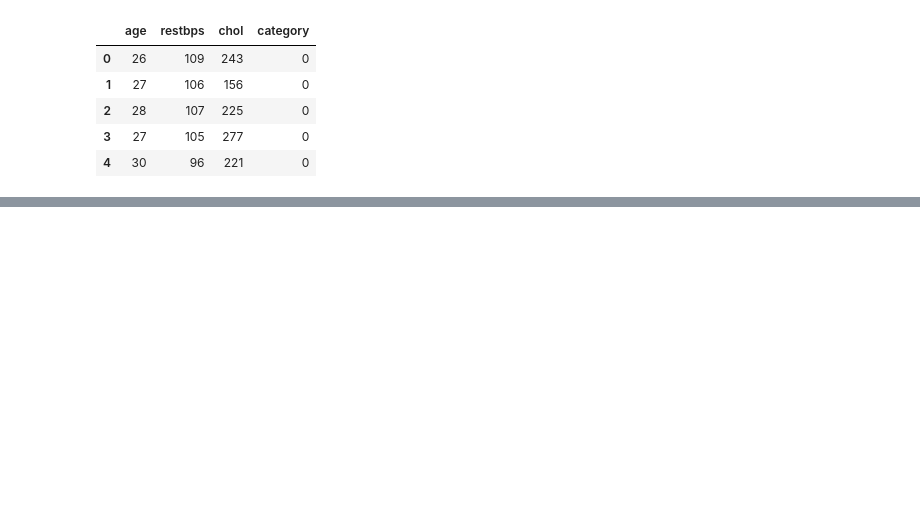
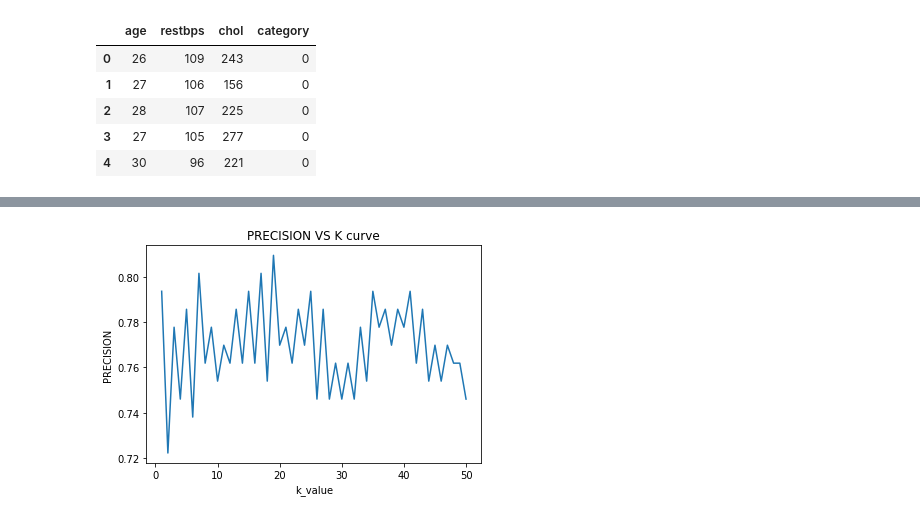
Before and after one commit to varundesai10/ELL409_Assignment1, a Jupyter notebook: K_Nearest_Neighbour.ipynb, the cells around one changed output, grey strips where cells are left out. Saved outputs shown, nothing was run; the diff lists cells and outputs as text; code cells hidden in the pictures; blank space fills up the shorter version.

```diff
--- a/K_Nearest_Neighbour.ipynb
+++ b/K_Nearest_Neighbour.ipynb
@@ -55,0 +133,5 @@ def predict_regression(X_train, X, k):
+# %%
+plt.plot(kk[:50], Precision[:50], '-')
+plt.xlabel('k_value'); plt.ylabel('PRECISION'); plt.title('PRECISION VS K curve');
+# %% [output]
+[figure, added]
```
Also changed, not shown: parts of 16 cells of this notebook, 2 other files.
